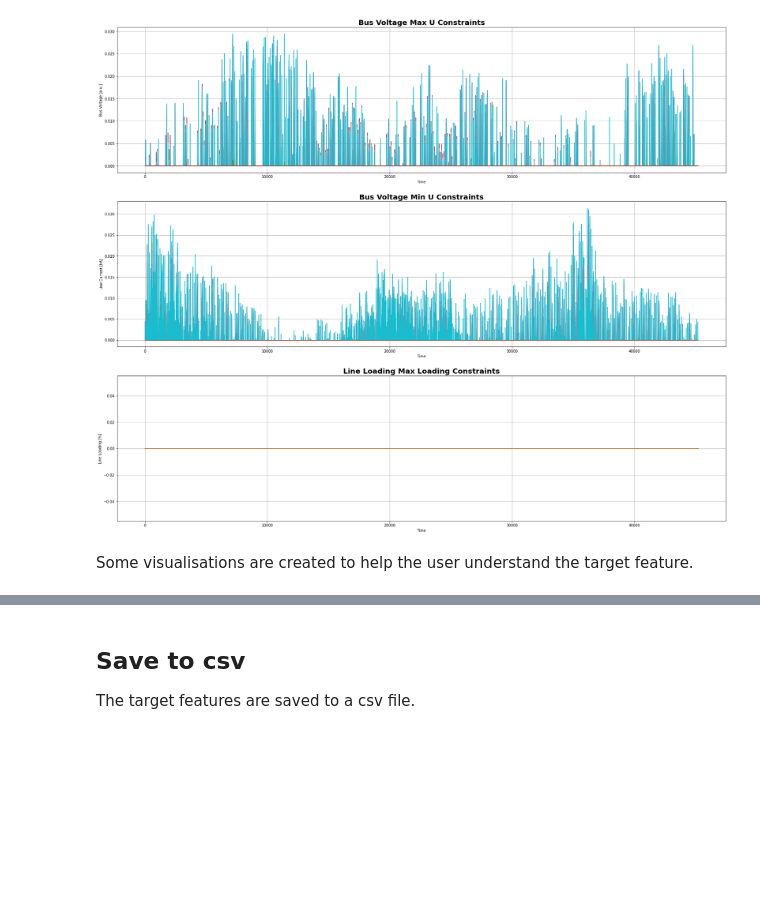
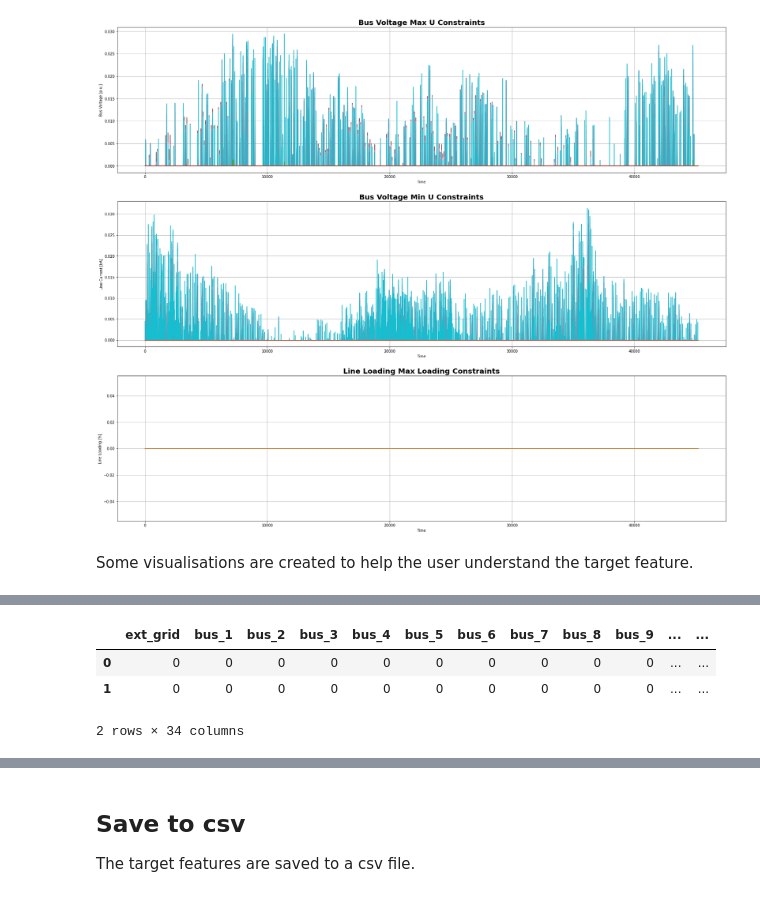
Before and after one commit to jamilsonjr/AI-to-forecast-constraints-in-the-energy-systems, a Jupyter notebook: jupyter_notebooks/create_target_feature.ipynb, the cells around one changed output, grey strips where cells are left out. Cells and saved outputs as stored; diff of their text form; code cells hidden in the pictures; blank space fills up the shorter version.

```diff
--- a/jupyter_notebooks/create_target_feature.ipynb
+++ b/jupyter_notebooks/create_target_feature.ipynb
@@ -104,0 +110,16 @@ Some visualisations are created to help the user understand the target feature.
+# %%
+# Take a df and turn turn a cell to 1 when it is grater than 0, otherwise 0.
+def turn_boolean(df):
+    df = df.apply(lambda x: x.apply(lambda y: 1 if y > 0 else 0))
+    return df
+res_bus_vm_pu_min_bool_constr = turn_boolean(res_bus_vm_pu_min_constr)
+res_bus_vm_pu_max_bool_constr = turn_boolean(res_bus_vm_pu_max_constr)
+res_line_i_ka_max_bool_constr = turn_boolean(res_line_i_ka_max_constr)
+res_line_percent_bool_constr = turn_boolean(res_line_percent_constr)
+# %%
+res_bus_vm_pu_min_bool_constr.head(2)
+# %% [output]
+|  | ext_grid | bus_1 | bus_2 | bus_3 | bus_4 | bus_5 | bus_6 | bus_7 | bus_8 | bus_9 | ... | ... |
+| 0 | 0 | 0 | 0 | 0 | 0 | 0 | 0 | 0 | 0 | 0 | ... | ... |
+| 1 | 0 | 0 | 0 | 0 | 0 | 0 | 0 | 0 | 0 | 0 | ... | ... |
+2 rows × 34 columns
```
Also changed, not shown: parts of 7 cells of this notebook, 9 other files.
